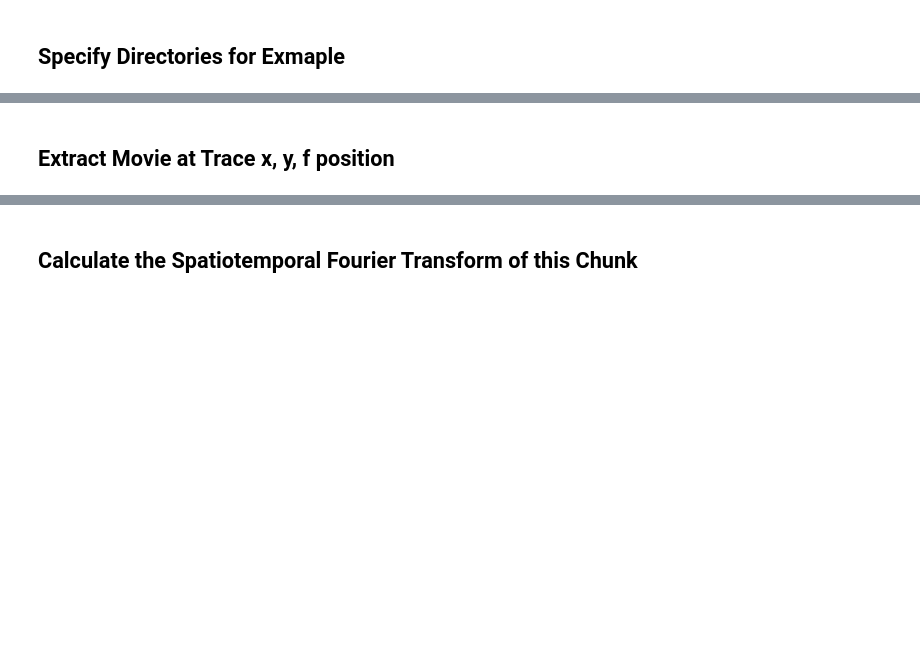
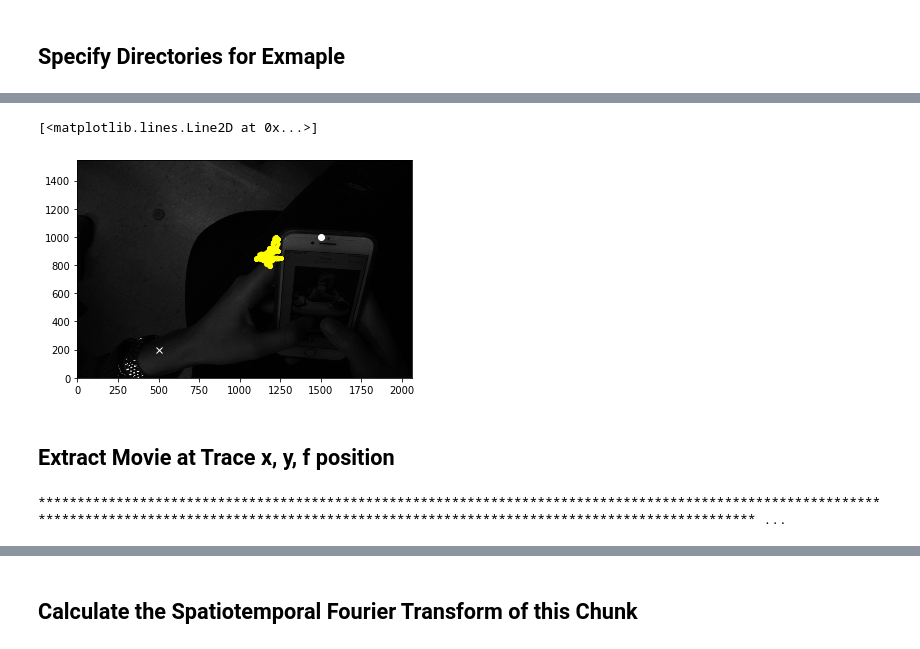
Before and after one commit to vdutell/st-bravo_analysis, a Jupyter notebook: 4. Chunk_Overlay_Fourier.ipynb, the cells around one changed output, grey strips where cells are left out. Drawn from its saved outputs; the diff is of its cells as text; code cells hidden in the pictures; blank space fills up the shorter version.

```diff
--- a/4. Chunk_Overlay_Fourier.ipynb
+++ b/4. Chunk_Overlay_Fourier.ipynb
@@ -85,2 +164,11 @@ if(trace == 'none'):
+# %%
+frame = np.fliplr(imageio.imread(os.path.join(analysis_folder,'pngs','cy',f'frame_{trace_ximea_fnum[0]}.png')))
+plt.pcolormesh(np.mean(frame,axis=-1),cmap='Greys_r')
+plt.plot(500,200,'x',c='white')
+plt.plot(1500,1000,'o',c='white')
+plt.plot(trace_xy_corner[:,0], trace_xy_corner[:,1],'.',c='yellow')
+# %% [output]
+[<matplotlib.lines.Line2D at 0x...>]
+[figure, added]
 # %% [markdown]
 ## Extract Movie at Trace x, y, f position
@@ -91,18 +175,9 @@ trace_ximea_fnum = range(start, chunk_secs*fps+start)
 # %%
-#code to grab full size movie at trace time
-#pull the movie at these frame numbers
-#full_movie = np.zeros((len(trace_f),*img_dims,3))
-#for i, f in enumerate(trace_f):
-#    full_movie[i] = ana.ximea_get_frame(f, save_batchsize, example_camera, camera_dir, img_dims=(1544,2064), normalize=True)
-
-import imageio
-
 movie_chunk = np.zeros((len(trace_f), chunk_pix, chunk_pix, 3))
-
 for i, f in enumerate(trace_ximea_fnum):
-    frame = imageio.imread(os.path.join(analysis_folder,'pngs','cy',f'frame_{f}.png'))
-#   frame = ana.ximea_get_frame(timeline_ximea[i], save_batchsize, example_camera, camera_dir, img_dims=(1544,2064), normalize=True)
-    #frame = frame/np.max(frame)
-
-    movie_chunk[i] = frame[trace_xy_corner[i,0]:trace_xy_corner[i,0]+chunk_pix,
-                           trace_xy_corner[i,1]:trace_xy_corner[i,1]+chunk_pix]
+    print('*',end='')
+    frame = np.fliplr(imageio.imread(os.path.join(analysis_folder,'pngs','cy',f'frame_{f}.png')))
+    movie_chunk[i] = frame[trace_xy_corner[i,1]:trace_xy_corner[i,1]+chunk_pix,
+                           trace_xy_corner[i,0]:trace_xy_corner[i,0]+chunk_pix]
+# %% [output]
+******************************************************************************************************************************************************************************************************** ...
```
Also changed, not shown: parts of 22 cells of this notebook.
